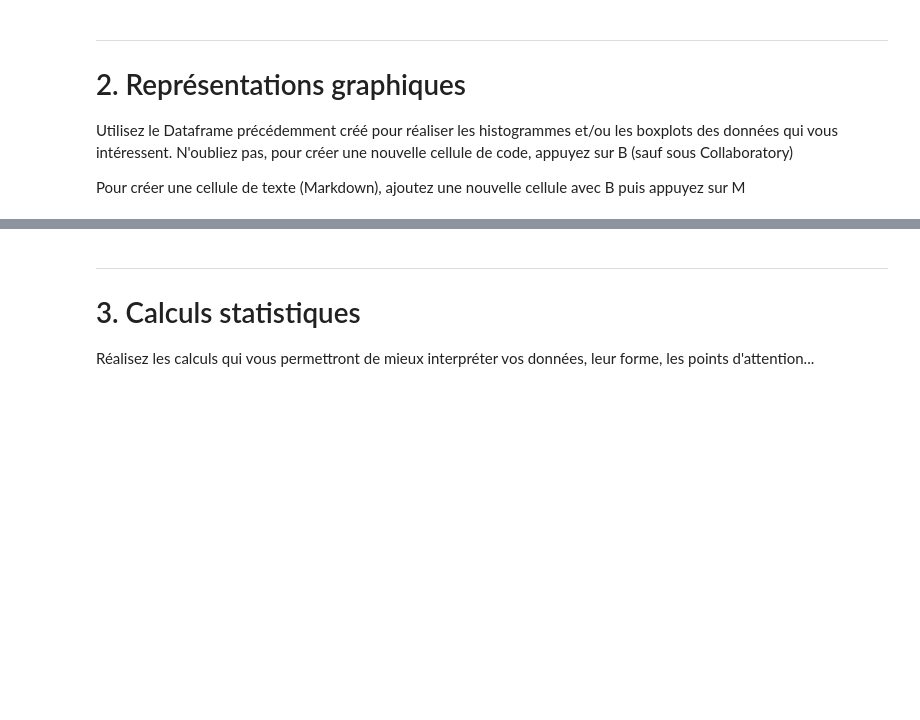
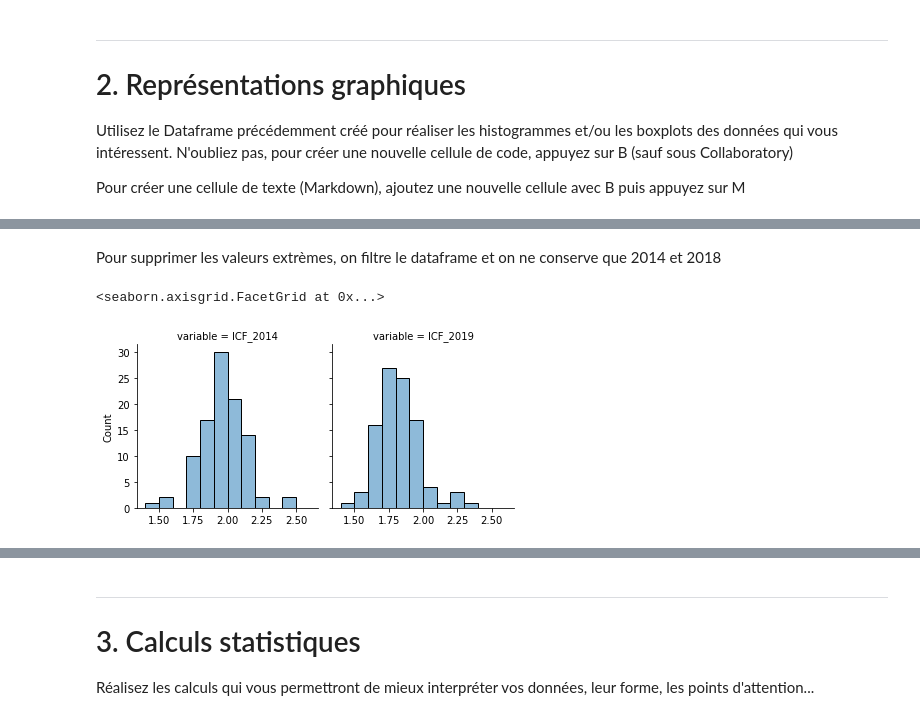
Before and after one commit to fbxyz/ENSG_L1_cartostat, a Jupyter notebook: td/TD1_analyse_univarie_partie2.ipynb, the cells around one changed output, grey strips where cells are left out. Saved outputs shown, nothing was run; the diff lists cells and outputs as text; code cells hidden in the pictures; blank space fills up the shorter version.

```diff
--- a/td/TD1_analyse_univarie_partie2.ipynb
+++ b/td/TD1_analyse_univarie_partie2.ipynb
@@ -72,0 +142,3 @@ Pour créer une cellule de texte (Markdown), ajoutez une nouvelle cellule avec B
+# %%
+df_fr_m = pd.melt(df_fr, id_vars=['Code','Département'])
+df_fr_m.query("value < 3")
@@ -72,0 +159,12 @@ Pour créer une cellule de texte (Markdown), ajoutez une nouvelle cellule avec B
+# %% [markdown]
+Pour supprimer les valeurs extrèmes, on filtre le dataframe et on ne conserve que 2014 et 2018
+# %%
+# Création, du facet, avec autant de colonne qu'il y a de modalités dans la colonne variable du dataframe
+g = sns.FacetGrid(df_fr_m.query("variable in ('ICF_2014','ICF_2019') and value <3"),
+                  col="variable", )
+
+# Il n'est pas possible de faire un displot en facet... Seaborn recommande d'utiliser histplot
+g.map_dataframe(sns.histplot, binwidth=0.1, binrange=(1.4, 2.5))
+# %% [output]
+<seaborn.axisgrid.FacetGrid at 0x...>
+[figure, added]
```
Also changed, not shown: parts of 42 cells of this notebook, 25 other files.
